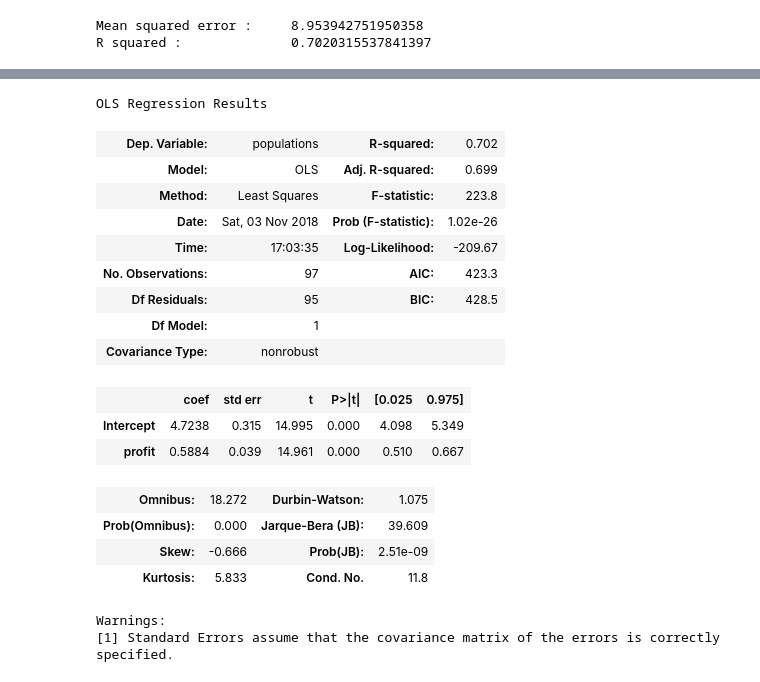
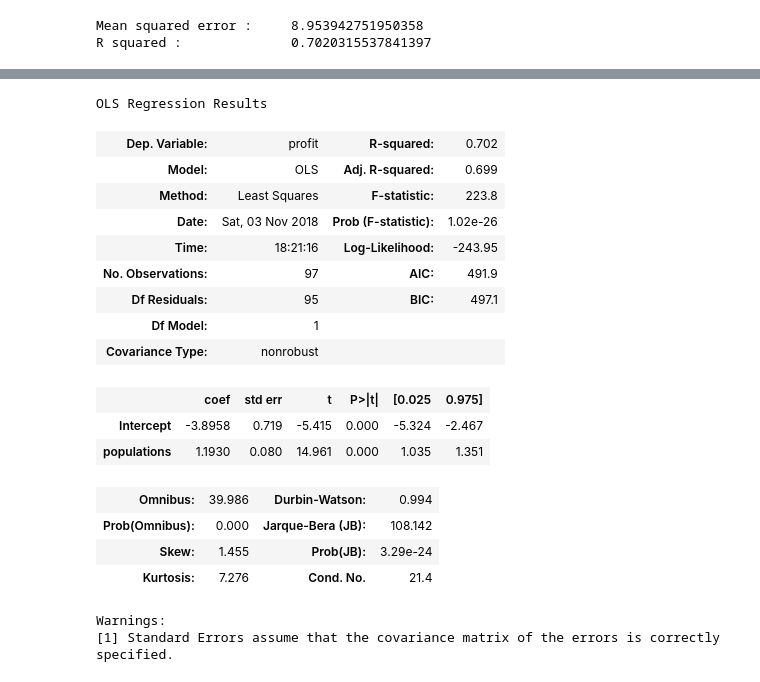
Before and after one commit to roshankoirala/Machine_learning-, a Jupyter notebook: 01. Simple Linear regression/Simple_Linear_Regression .ipynb, the cells around one changed output, grey strips where cells are left out. Cells and saved outputs as stored; diff of their text form; code cells hidden in the pictures.

```diff
--- a/01. Simple Linear regression/Simple_Linear_Regression .ipynb
+++ b/01. Simple Linear regression/Simple_Linear_Regression .ipynb
@@ -193,25 +271,25 @@ R squared :              0.7020315537841397
 # %%
 import statsmodels.formula.api as smf
 # %%
-results = smf.ols('populations ~ profit', data = df).fit()
+results = smf.ols('profit ~ populations', data = df).fit()
 results.summary()
 # %% [output]
 OLS Regression Results
-| Dep. Variable: | populations | R-squared: | 0.702 |
+| Dep. Variable: | profit | R-squared: | 0.702 |
 | Model: | OLS | Adj. R-squared: | 0.699 |
 | Method: | Least Squares | F-statistic: | 223.8 |
 | Date: | Sat, 03 Nov 2018 | Prob (F-statistic): | 1.02e-26 |
-| Time: | 17:03:35 | Log-Likelihood: | -209.67 |
-| No. Observations: | 97 | AIC: | 423.3 |
-| Df Residuals: | 95 | BIC: | 428.5 |
+| Time: | 18:21:16 | Log-Likelihood: | -243.95 |
+| No. Observations: | 97 | AIC: | 491.9 |
+| Df Residuals: | 95 | BIC: | 497.1 |
 | Df Model: | 1 |  |  |
 | Covariance Type: | nonrobust |  |  |
 |  | coef | std err | t | P>|t| | [0.025 | 0.975] |
-| Intercept | 4.7238 | 0.315 | 14.995 | 0.000 | 4.098 | 5.349 |
-| profit | 0.5884 | 0.039 | 14.961 | 0.000 | 0.510 | 0.667 |
+| Intercept | -3.8958 | 0.719 | -5.415 | 0.000 | -5.324 | -2.467 |
+| populations | 1.1930 | 0.080 | 14.961 | 0.000 | 1.035 | 1.351 |
-| Omnibus: | 18.272 | Durbin-Watson: | 1.075 |
-| Prob(Omnibus): | 0.000 | Jarque-Bera (JB): | 39.609 |
-| Skew: | -0.666 | Prob(JB): | 2.51e-09 |
-| Kurtosis: | 5.833 | Cond. No. | 11.8 |
+| Omnibus: | 39.986 | Durbin-Watson: | 0.994 |
+| Prob(Omnibus): | 0.000 | Jarque-Bera (JB): | 108.142 |
+| Skew: | 1.455 | Prob(JB): | 3.29e-24 |
+| Kurtosis: | 7.276 | Cond. No. | 21.4 |
 Warnings:
 [1] Standard Errors assume that the covariance matrix of the errors is correctly specified.
```
Also changed, not shown: parts of 22 cells of this notebook.
